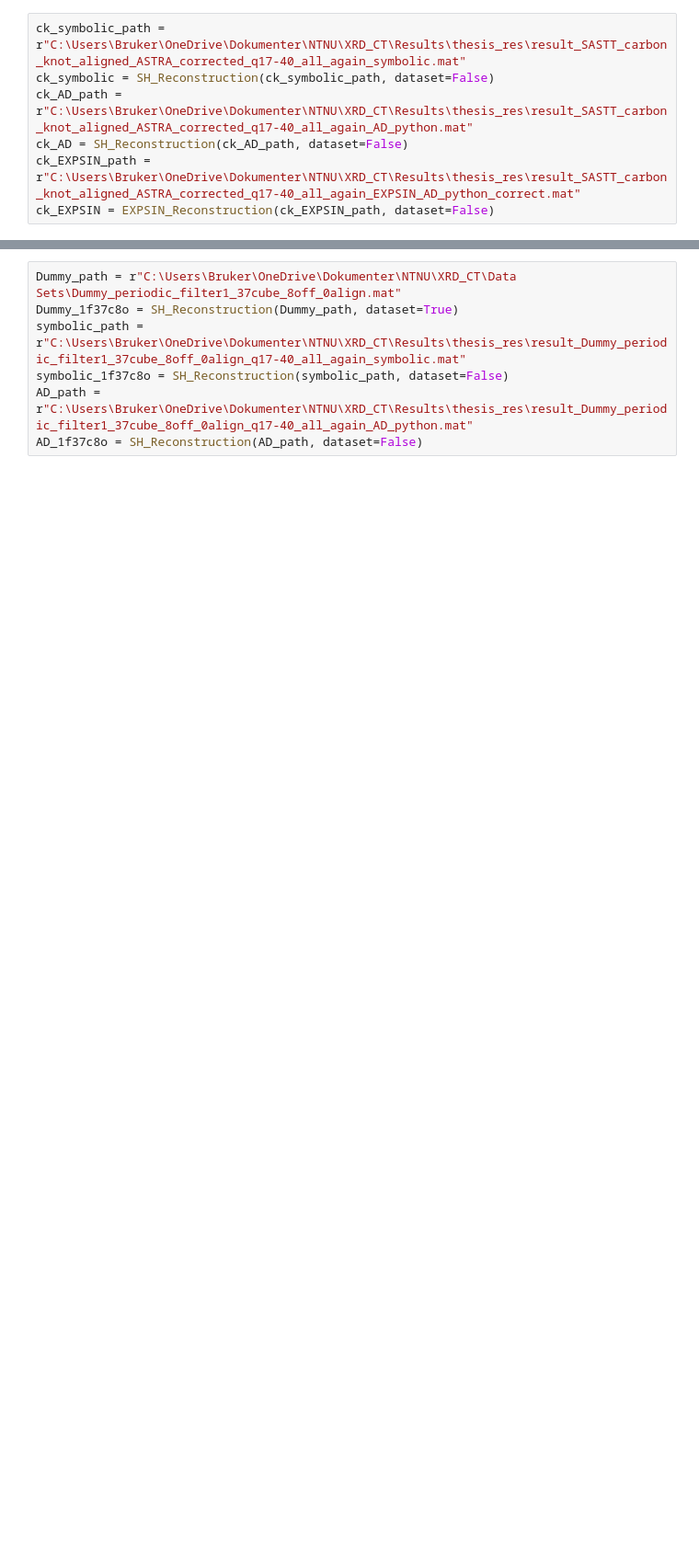
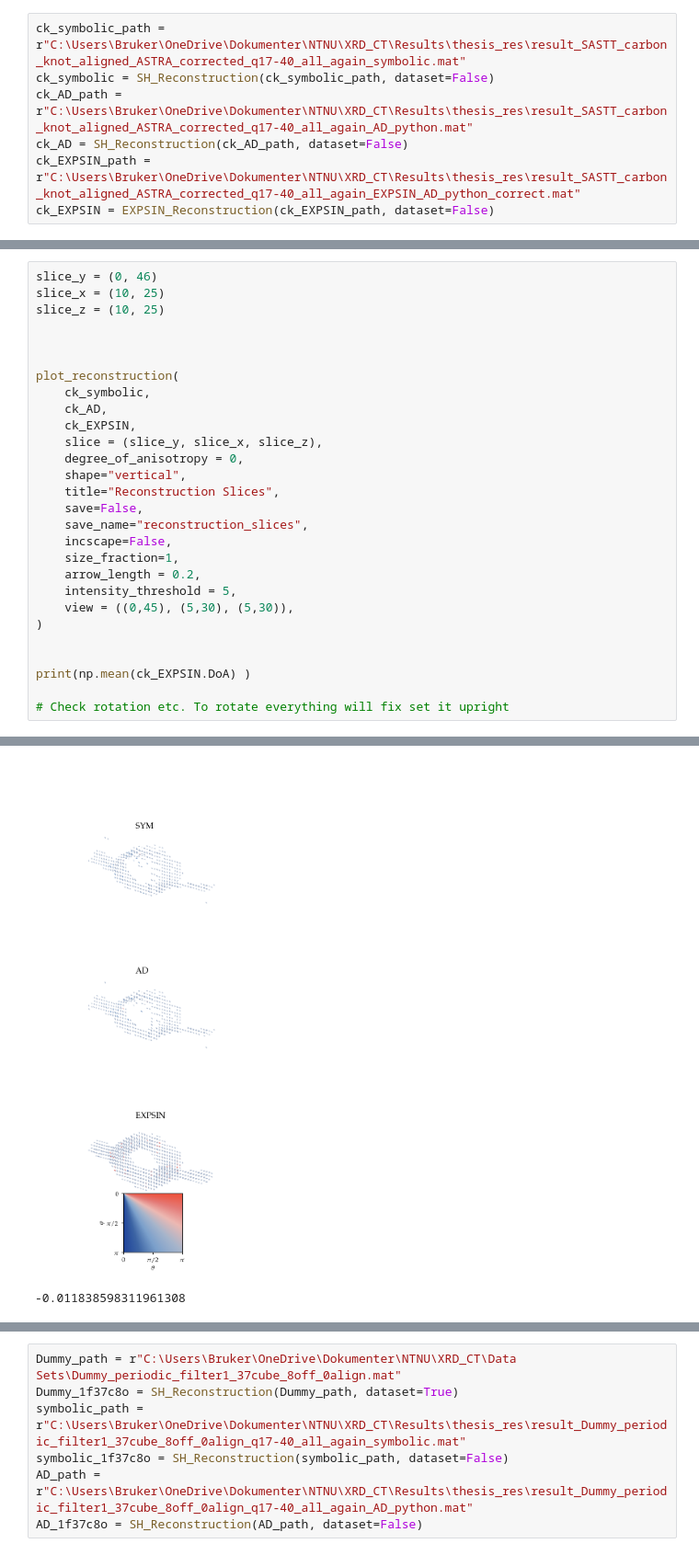
Before and after one commit to RubenDragland/XRD_CT, a Jupyter notebook: Results/data_analysis.ipynb, the cells around one changed output, grey strips where cells are left out. Shown at 92% size. Saved outputs shown, nothing was run; the diff lists cells and outputs as text; blank space fills up the shorter version.

```diff
--- a/Results/data_analysis.ipynb
+++ b/Results/data_analysis.ipynb
@@ -279,0 +280,29 @@ True
+# %%
+slice_y = (0, 46)
+slice_x = (10, 25)
+slice_z = (10, 25)
+
+
+
+plot_reconstruction(
+    ck_symbolic,
+    ck_AD,
+    ck_EXPSIN,
+    slice = (slice_y, slice_x, slice_z),
+    degree_of_anisotropy = 0,
+    shape="vertical",
+    title="Reconstruction Slices",
+    save=False,
+    save_name="reconstruction_slices",
+    incscape=False,
+    size_fraction=1,
+    arrow_length = 0.2,
+    intensity_threshold = 5,
+    view = ((0,45), (5,30), (5,30)),
+)
+
+
+print(np.mean(ck_EXPSIN.DoA) )
+
+# Check rotation etc. To rotate everything will fix set it upright
+# %% [output]
@@ -280,3 +318,5 @@ True
+[figure, added]
+-0.011838598311961308
 # %%
 slice_y = (0, 46)
 slice_x = (0, 34)
```
Also changed, not shown: parts of 7 cells of this notebook, 10 other files.
